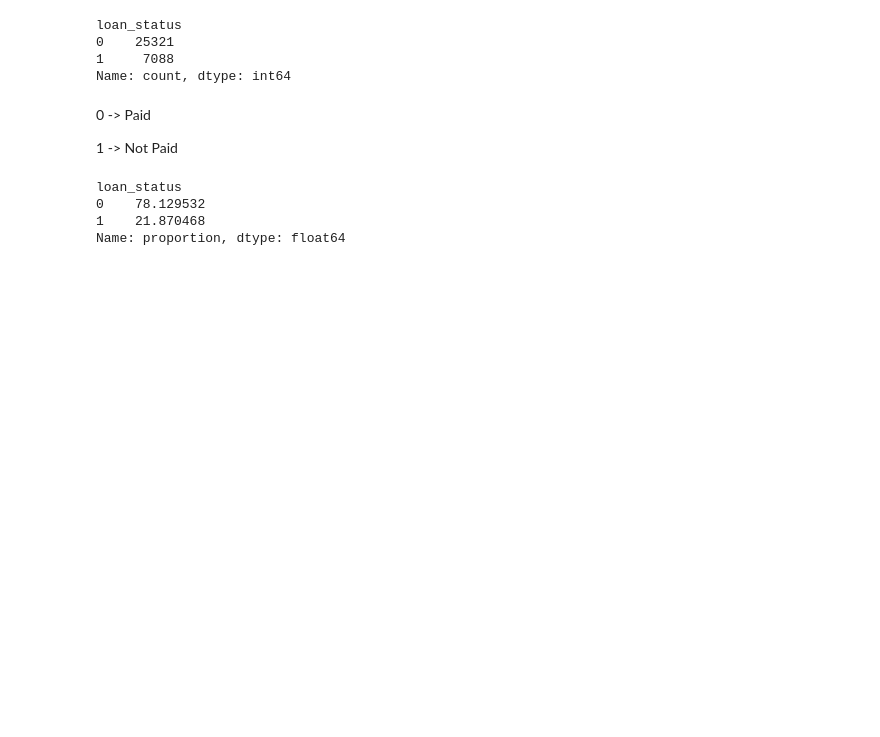
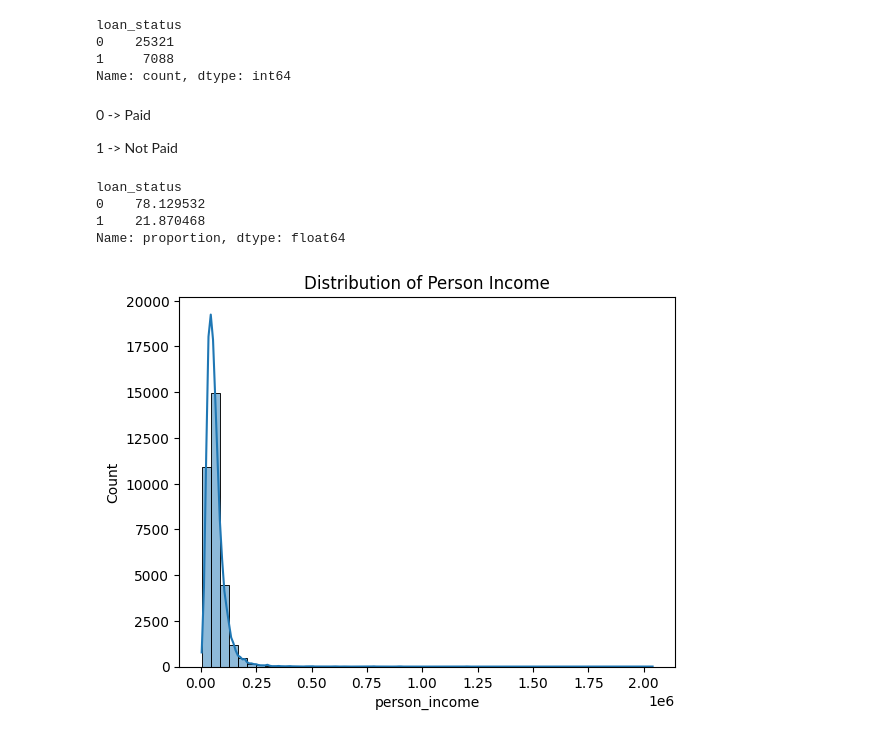
Before and after one commit to shlokzz/Credit-Risk-Prediction-Project, a Jupyter notebook: notebooks/data_cleaning.ipynb, the cells around one changed output. Cells and saved outputs as stored; diff of their text form; code cells hidden in the pictures; blank space fills up the shorter version.

Commit message:
Visualize the Distrubution of Income of People

```diff
--- a/notebooks/data_cleaning.ipynb
+++ b/notebooks/data_cleaning.ipynb
@@ -284,3 +284,10 @@ loan_status
 0    78.129532
 1    21.870468
 Name: proportion, dtype: float64
+# %%
+# look at the distribution of the income
+sns.histplot(df['person_income'],bins=50, kde=True)
+plt.title('Distribution of Person Income')
+plt.show()
+# %% [output]
+[figure, added]
```
